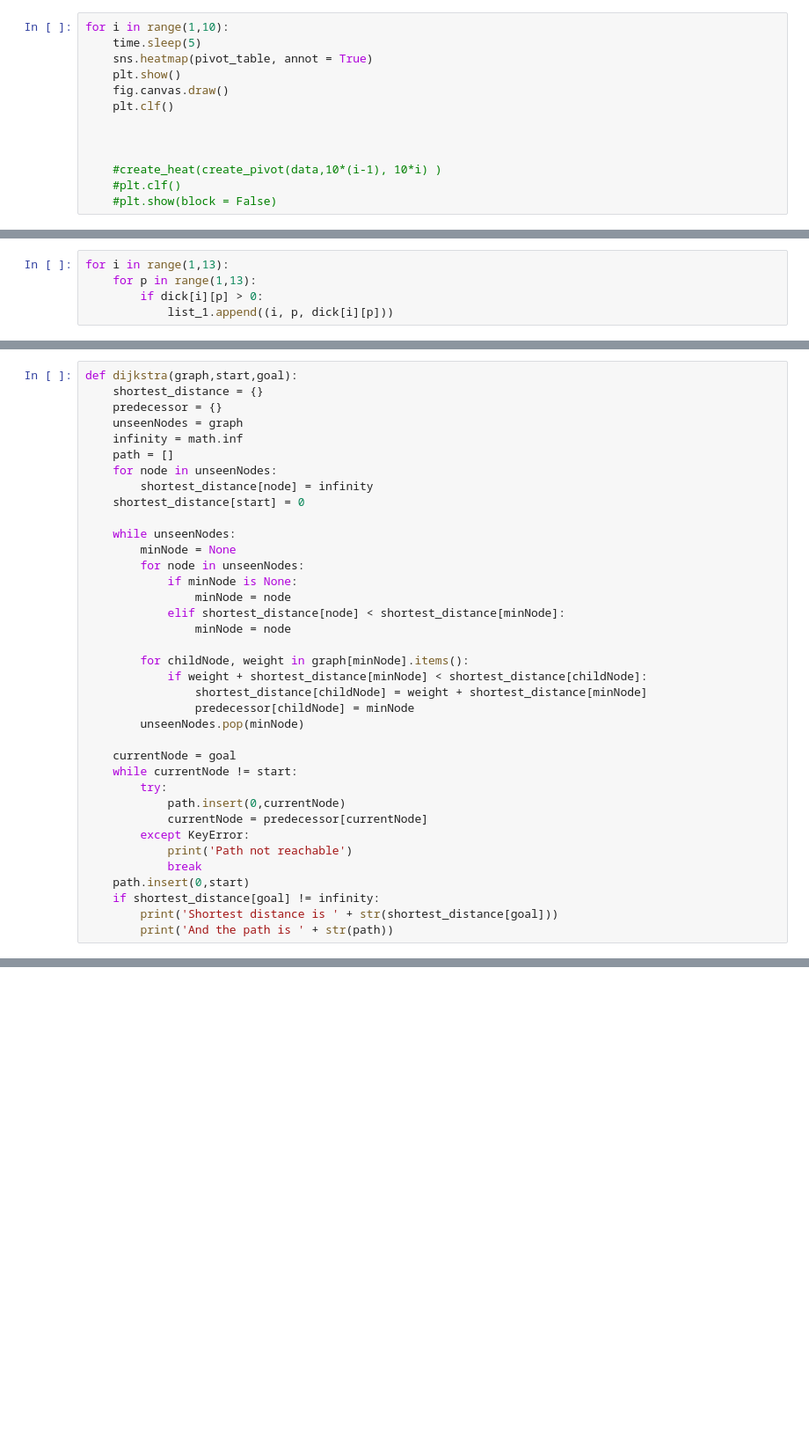
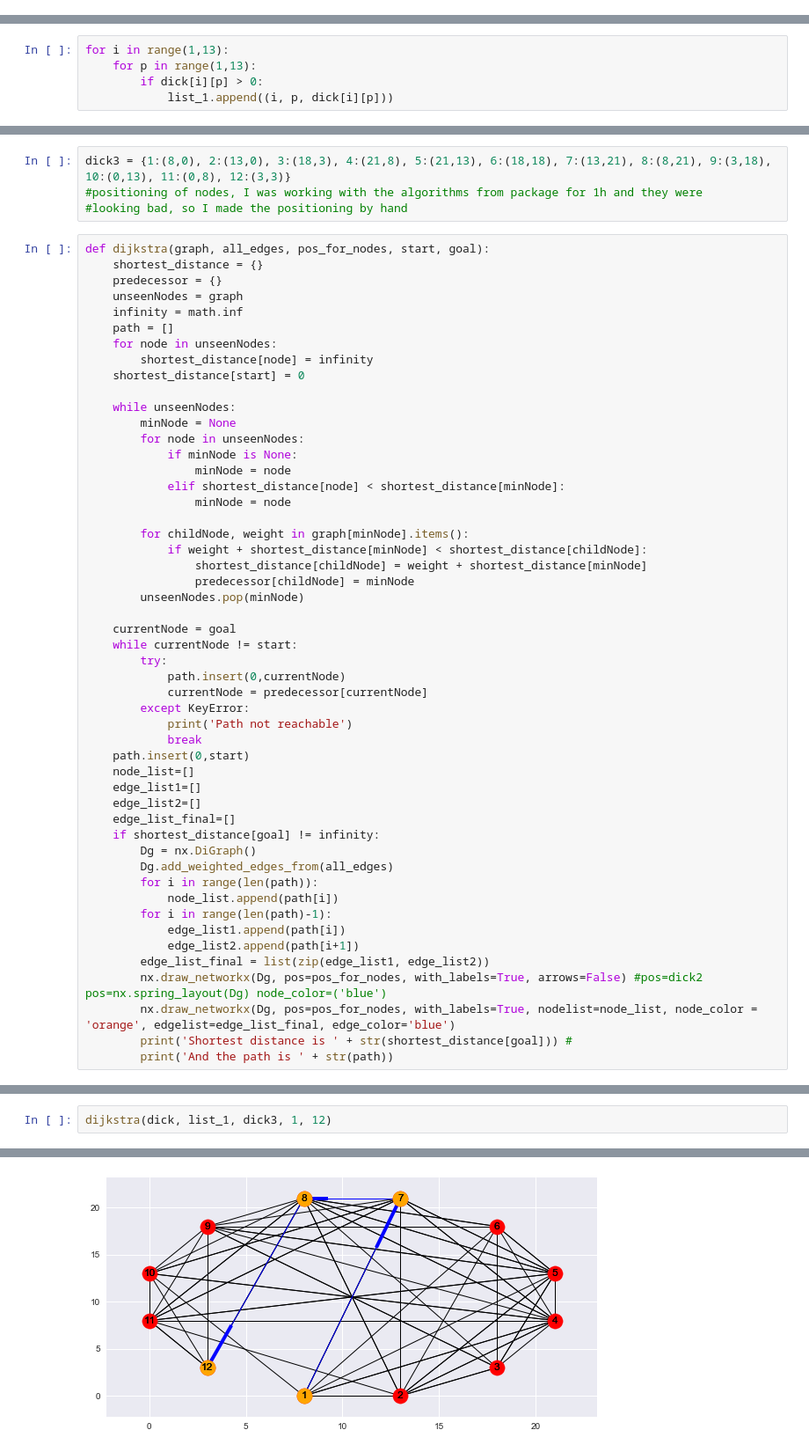
Before and after one commit to JalkapalloX/JBM020-Visualization, a Jupyter notebook: Bla.ipynb, the cells around one changed output, grey strips where cells are left out. Shown at 88% size. Cells and saved outputs as stored; diff of their text form; blank space fills up the shorter version.

```diff
--- a/Bla.ipynb
+++ b/Bla.ipynb
@@ -122,16 +122,3 @@ pivot_table = create_pivot(data, 0, 100)
 create_heat(pivot_table)
 # %% [output]
 [figure]
-# %%
-for i in range(1,10):
-    time.sleep(5)
-    sns.heatmap(pivot_table, annot = True)
-    plt.show()
-    fig.canvas.draw()
-    plt.clf()
-
-
-
-    #create_heat(create_pivot(data,10*(i-1), 10*i) )
-    #plt.clf()
-    #plt.show(block = False)
@@ -212,5 +137,9 @@ import networkx as nx
+# %%
+dick3 = {1:(8,0), 2:(13,0), 3:(18,3), 4:(21,8), 5:(21,13), 6:(18,18), 7:(13,21), 8:(8,21), 9:(3,18), 10:(0,13), 11:(0,8), 12:(3,3)}
+#positioning of nodes, I was working with the algorithms from package for 1h and they were
+#looking bad, so I made the positioning by hand
 # %%
-def dijkstra(graph,start,goal):
+def dijkstra(graph, all_edges, pos_for_nodes, start, goal):
     shortest_distance = {}
     predecessor = {}
     unseenNodes = graph
@@ -243,6 +172,20 @@ def dijkstra(graph,start,goal):
             print('Path not reachable')
             break
     path.insert(0,start)
+    node_list=[]
+    edge_list1=[]
+    edge_list2=[]
+    edge_list_final=[]
     if shortest_distance[goal] != infinity:
-        print('Shortest distance is ' + str(shortest_distance[goal]))
+        Dg = nx.DiGraph()
+        Dg.add_weighted_edges_from(all_edges)
+        for i in range(len(path)):
+            node_list.append(path[i])
+        for i in range(len(path)-1):
+            edge_list1.append(path[i])
+            edge_list2.append(path[i+1])
+        edge_list_final = list(zip(edge_list1, edge_list2))
+        nx.draw_networkx(Dg, pos=pos_for_nodes, with_labels=True, arrows=False) #pos=dick2 pos=nx.spring_layout(Dg) node_color=('blue')
+        nx.draw_networkx(Dg, pos=pos_for_nodes, with_labels=True, nodelist=node_list, node_color = 'orange', edgelist=edge_list_final, edge_color='blue')
+        print('Shortest distance is ' + str(shortest_distance[goal])) #
         print('And the path is ' + str(path))
@@ -289,0 +192,3 @@ nx.draw_networkx(Dg, edgelist=[(1,2)], edge_color='yellow')
+# %%
+dijkstra(dick, list_1, dick3, 1, 12)
+# %% [output]
@@ -289,0 +197 @@ nx.draw_networkx(Dg, edgelist=[(1,2)], edge_color='yellow')
+[figure, added]
```
Also changed, not shown: parts of 17 cells of this notebook.
